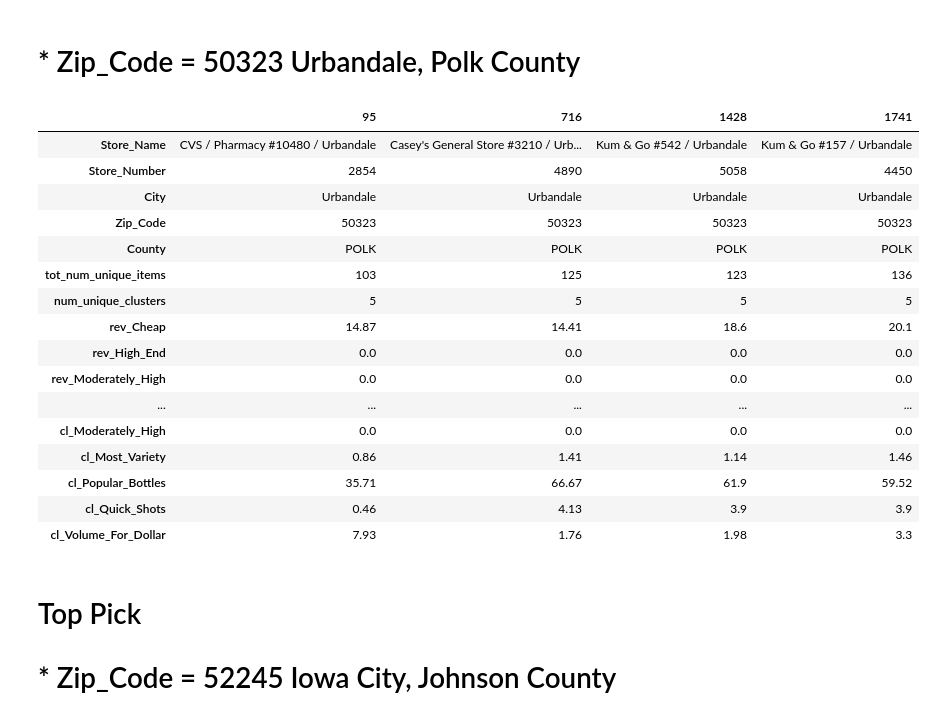
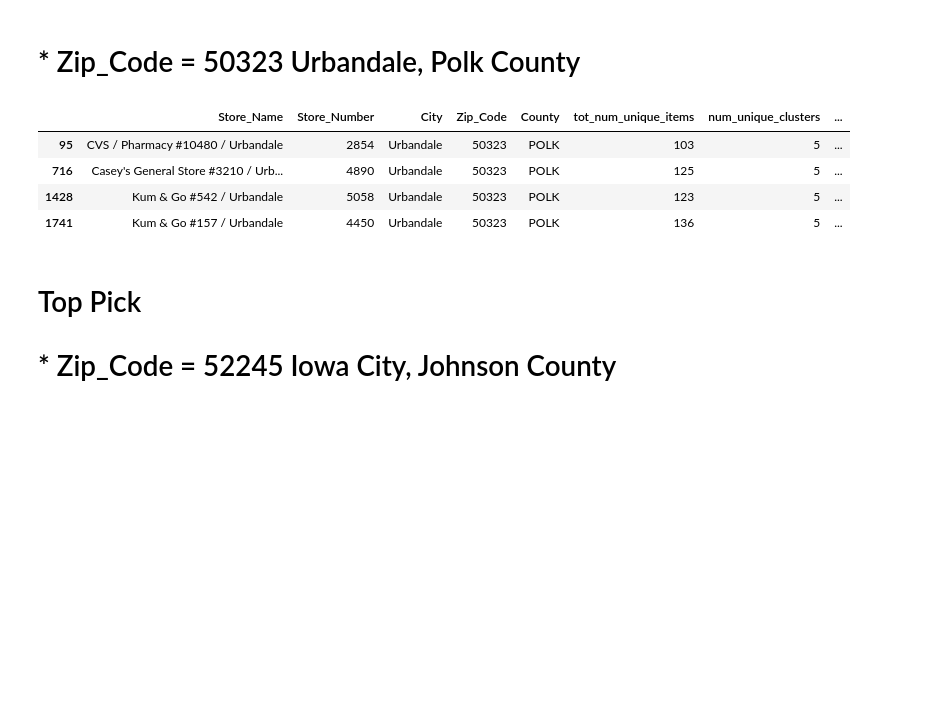
Before and after one commit to dgarbato/capstone, a Jupyter notebook: stores_clust_info_combined2 analysis.ipynb, the cells around one changed output. Saved outputs shown, nothing was run; the diff lists cells and outputs as text; code cells hidden in the pictures; blank space fills up the shorter version.

```diff
--- a/stores_clust_info_combined2 analysis.ipynb
+++ b/stores_clust_info_combined2 analysis.ipynb
@@ -778,31 +778,15 @@ stores_clust_info_combined2 = stores_clust_info_combined2.apply(lambda x: rounde
 # %%
 # 50323 is number 3 50323
 stores_clust_info_combined2.loc[stores_clust_info_combined2.Zip_Code== '50323',['Store_Name','Store_Number','City', 'Zip_Code','County',
                                                                                 'tot_num_unique_items','num_unique_clusters',
-                                                                                'rev_Cheap', 'rev_High_End', 'rev_Moderately_High',
-                                                                                 'rev_Most_Variety', 'rev_Popular_Bottles',
-                                                                                'rev_Quick_Shots', 'rev_Volume_For_Dollar', 'cl_Cheap',
-                                                                                 'cl_High_End',  'cl_Moderately_High',
-                                                                                 'cl_Most_Variety',  'cl_Popular_Bottles',
-                                                                                'cl_Quick_Shots', 'cl_Volume_For_Dollar']].T
+                                                                              'rev_Cheap', 'rev_High_End', 'rev_Moderately_High',
+                                                                                 'rev_Most_Variety', 'rev_Popular_Bottles']]
 # %% [output]
-|  | 95 | 716 | 1428 | 1741 |
-| Store_Name | CVS / Pharmacy #10480 / Urbandale | Casey's General Store #3210 / Urb... | Kum & Go #542 / Urbandale | Kum & Go #157 / Urbandale |
-| Store_Number | 2854 | 4890 | 5058 | 4450 |
-| City | Urbandale | Urbandale | Urbandale | Urbandale |
-| Zip_Code | 50323 | 50323 | 50323 | 50323 |
-| County | POLK | POLK | POLK | POLK |
-| tot_num_unique_items | 103 | 125 | 123 | 136 |
-| num_unique_clusters | 5 | 5 | 5 | 5 |
-| rev_Cheap | 14.87 | 14.41 | 18.6 | 20.1 |
-| rev_High_End | 0.0 | 0.0 | 0.0 | 0.0 |
-| rev_Moderately_High | 0.0 | 0.0 | 0.0 | 0.0 |
-| ... | ... | ... | ... | ... |
-| cl_Moderately_High | 0.0 | 0.0 | 0.0 | 0.0 |
-| cl_Most_Variety | 0.86 | 1.41 | 1.14 | 1.46 |
-| cl_Popular_Bottles | 35.71 | 66.67 | 61.9 | 59.52 |
-| cl_Quick_Shots | 0.46 | 4.13 | 3.9 | 3.9 |
-| cl_Volume_For_Dollar | 7.93 | 1.76 | 1.98 | 3.3 |
+|  | Store_Name | Store_Number | City | Zip_Code | County | tot_num_unique_items | num_unique_clusters | ... |
+| 95 | CVS / Pharmacy #10480 / Urbandale | 2854 | Urbandale | 50323 | POLK | 103 | 5 | ... |
+| 716 | Casey's General Store #3210 / Urb... | 4890 | Urbandale | 50323 | POLK | 125 | 5 | ... |
+| 1428 | Kum & Go #542 / Urbandale | 5058 | Urbandale | 50323 | POLK | 123 | 5 | ... |
+| 1741 | Kum & Go #157 / Urbandale | 4450 | Urbandale | 50323 | POLK | 136 | 5 | ... |
 # %% [markdown]
 # Top Pick
 
```
Also changed, not shown: parts of 2 cells of this notebook, 44 other files.
